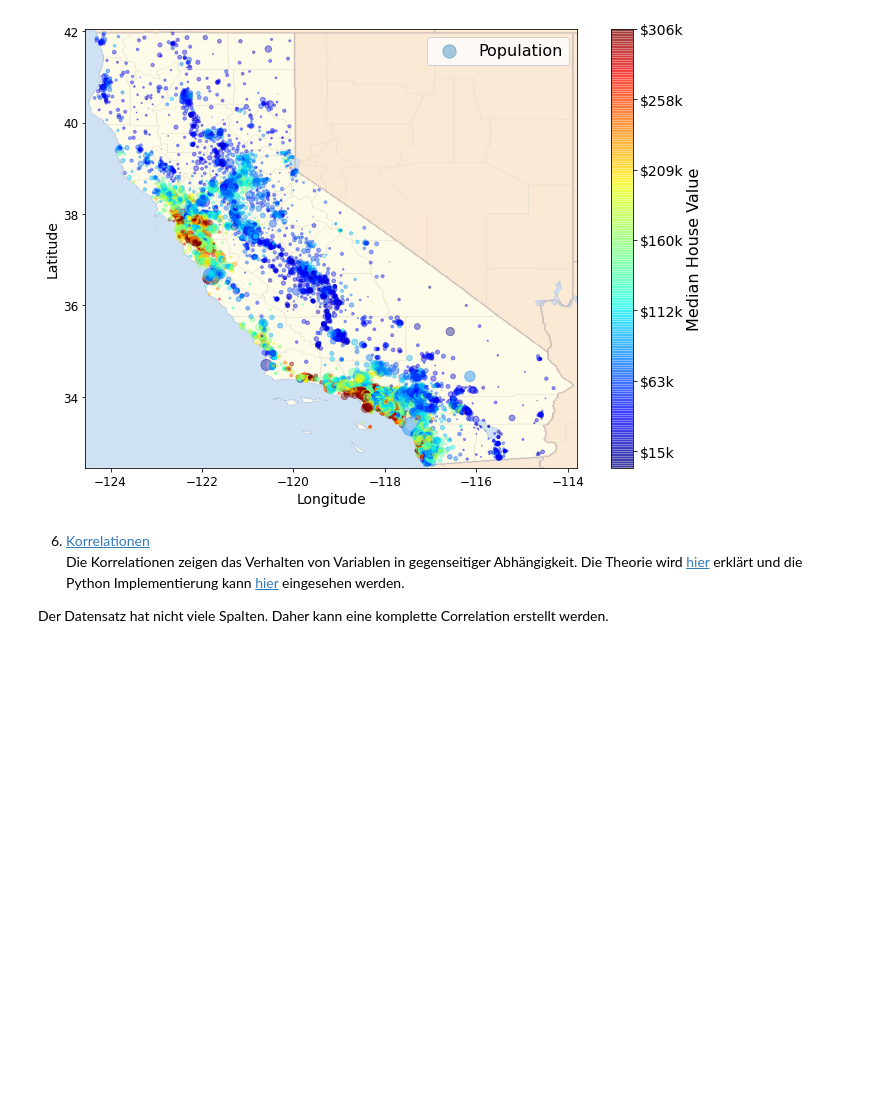
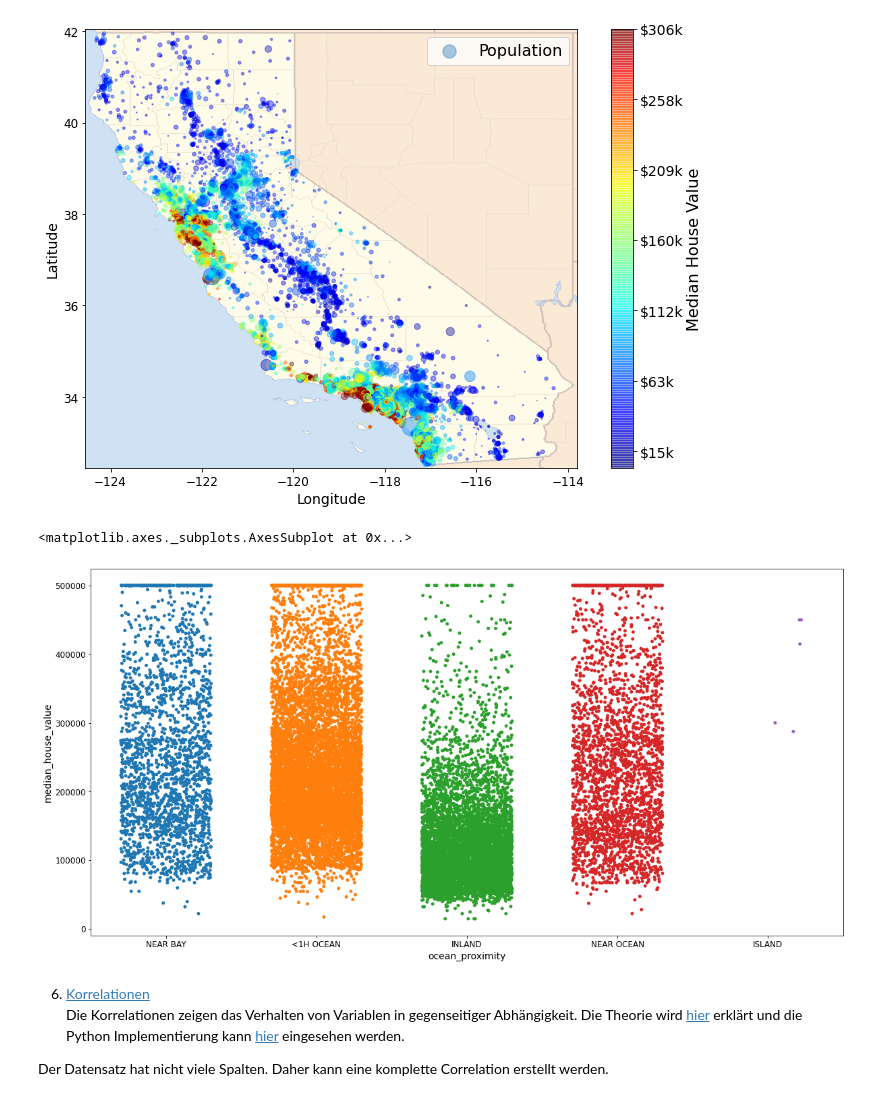
Before and after one commit to JHC90/Doc-Tool-Contents, a Jupyter notebook: Docus/DataScience/Praxis/Regression/HOML-California-Housing-Prices/03_Califronia_Housing_EDA.ipynb, the cells around one changed output. Cells and saved outputs as stored; diff of their text form; code cells hidden in the pictures; blank space fills up the shorter version.

```diff
--- a/Docus/DataScience/Praxis/Regression/HOML-California-Housing-Prices/03_Califronia_Housing_EDA.ipynb
+++ b/Docus/DataScience/Praxis/Regression/HOML-California-Housing-Prices/03_Califronia_Housing_EDA.ipynb
@@ -88,6 +88,14 @@ plt.show()
 # %% [output]
 Saving figure california_housing_prices_plot
 [figure]
+# %%
+#Stripplot
+import seaborn as sns
+plt.figure(figsize=(20,10))
+sns.stripplot(data=housing, x='ocean_proximity', y='median_house_value', jitter=0.3)
+# %% [output]
+<matplotlib.axes._subplots.AxesSubplot at 0x...>
+[figure, added]
 # %% [markdown]
 6. [Korrelationen](07112020200718-Correlations)<br>
 Die Korrelationen zeigen das Verhalten von Variablen in gegenseitiger Abhängigkeit. Die Theorie wird [hier](16112020-KorrelationDefinition) erklärt und die  Python Implementierung kann [hier](16112020-KorrelationPythonImplementierung) eingesehen werden.
```
Also changed, not shown: parts of 1 cell of this notebook, 42 other files.
